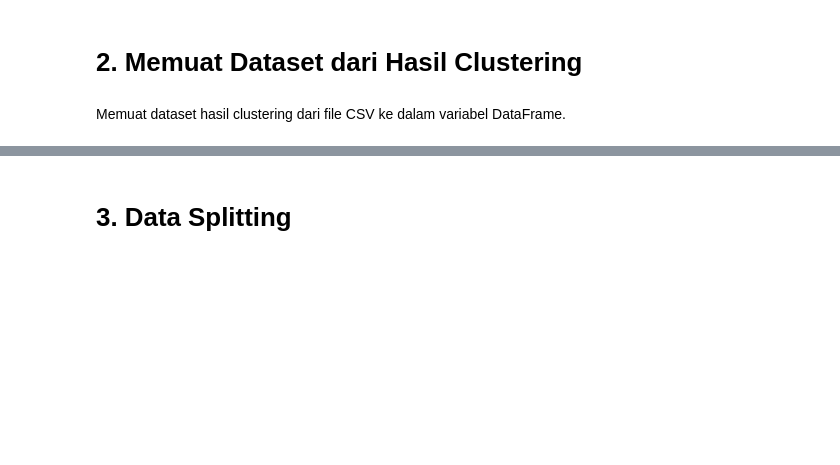
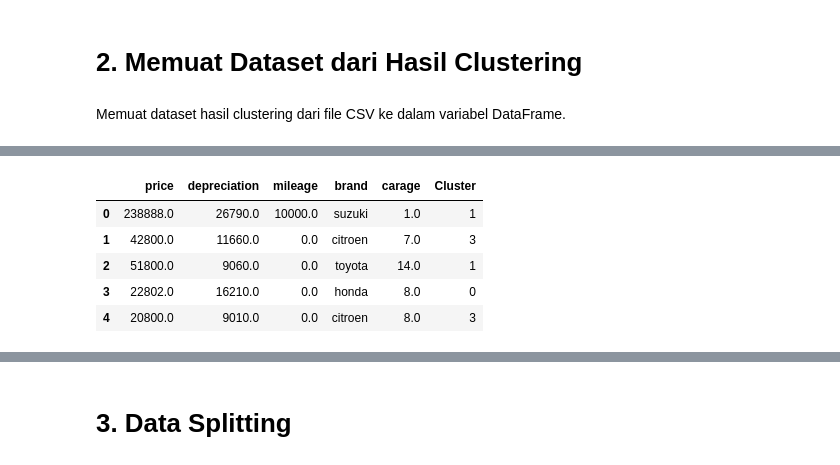
Before and after one commit to aesxiety/Coding-Camp-DBS, a Jupyter notebook: Belajar Machine Learning untuk Pemula/[Klasifikasi]_Submission_Akhir_BMLP_DwiRezaAriyadi.ipynb, the cells around one changed output, grey strips where cells are left out. Saved outputs shown, nothing was run; the diff lists cells and outputs as text; code cells hidden in the pictures; blank space fills up the shorter version.

```diff
--- a/Belajar Machine Learning untuk Pemula/[Klasifikasi]_Submission_Akhir_BMLP_DwiRezaAriyadi.ipynb
+++ b/Belajar Machine Learning untuk Pemula/[Klasifikasi]_Submission_Akhir_BMLP_DwiRezaAriyadi.ipynb
@@ -41,3 +40,12 @@ Jumlah baris dan kolom: (14359, 12)
+# %%
+df.head()
+# %% [output]
+|  | price | depreciation | mileage | brand | carage | Cluster |
+| 0 | 238888.0 | 26790.0 | 10000.0 | suzuki | 1.0 | 1 |
+| 1 | 42800.0 | 11660.0 | 0.0 | citroen | 7.0 | 3 |
+| 2 | 51800.0 | 9060.0 | 0.0 | toyota | 14.0 | 1 |
+| 3 | 22802.0 | 16210.0 | 0.0 | honda | 8.0 | 0 |
+| 4 | 20800.0 | 9010.0 | 0.0 | citroen | 8.0 | 3 |
 # %%
 df.info()
 # %% [output]
```
Also changed, not shown: parts of 17 cells of this notebook.
